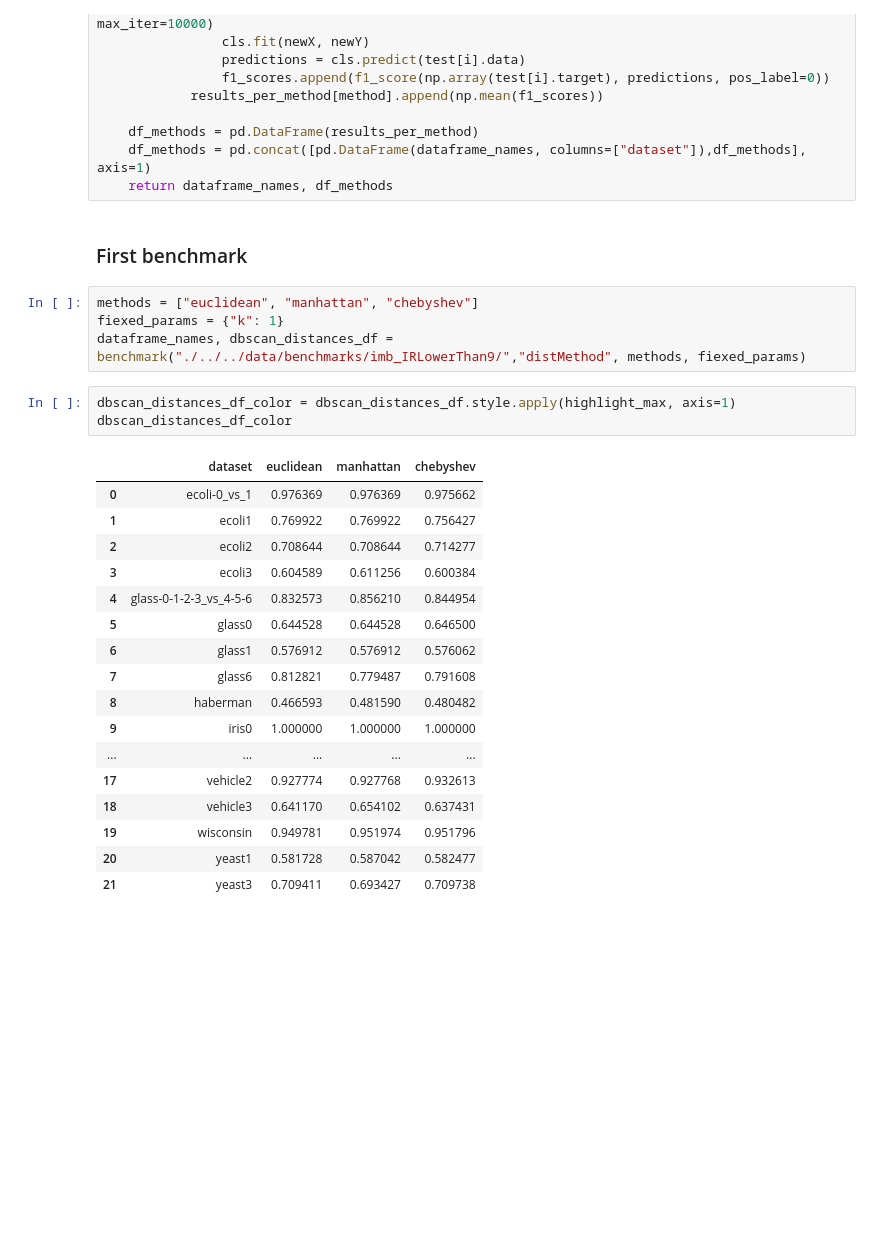
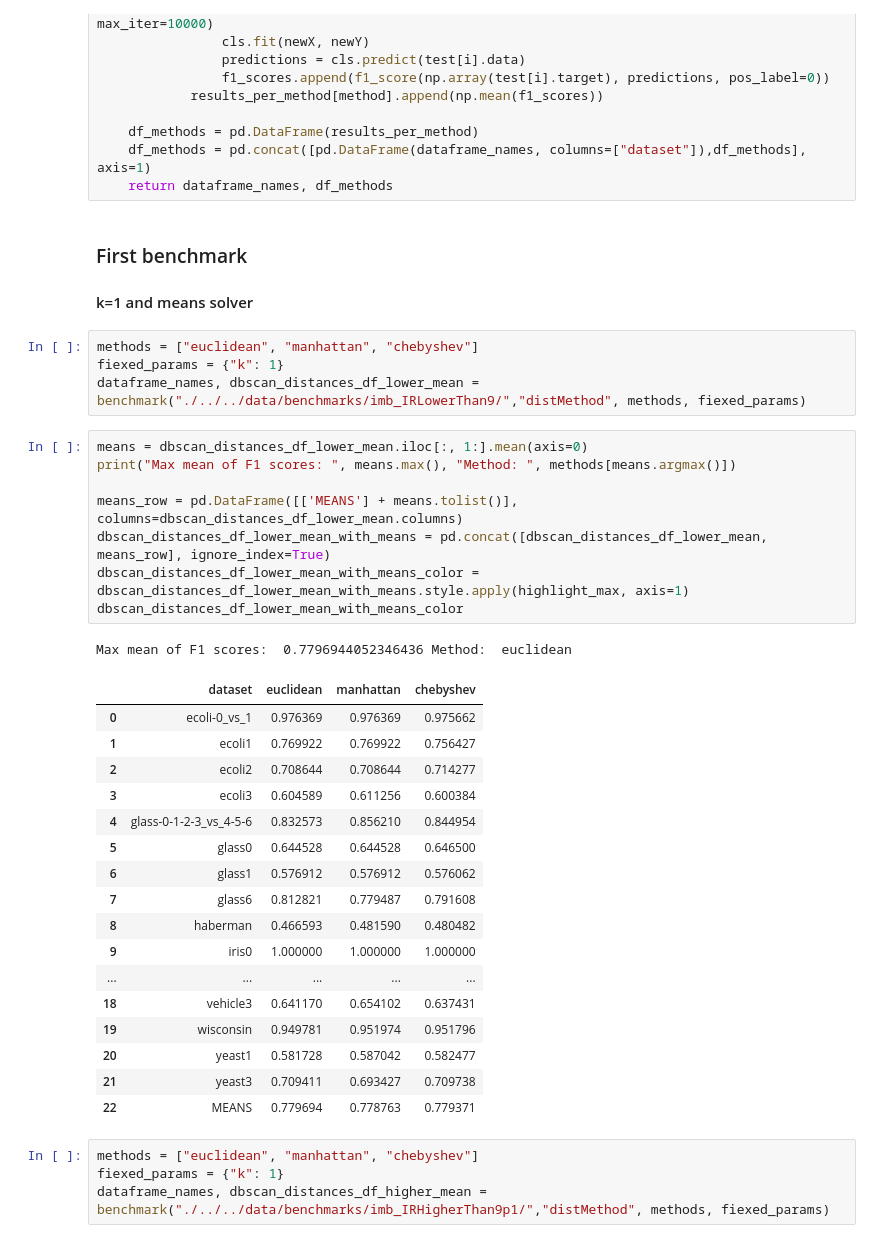
Before and after one commit to UnaiLalana/DAB-SMOTE, a Jupyter notebook: notebooks/benchmarks/InitialBenchmarks.ipynb, the cells around one changed output. Saved outputs shown, nothing was run; the diff lists cells and outputs as text; blank space fills up the shorter version.

```diff
--- a/notebooks/benchmarks/InitialBenchmarks.ipynb
+++ b/notebooks/benchmarks/InitialBenchmarks.ipynb
@@ -73,28 +71,39 @@ def benchmark(root_path, param_name, methods, fixed_params):
     return dataframe_names, df_methods
 # %% [markdown]
 ### First benchmark ###
+#### k=1 and means solver ####
 # %%
 methods = ["euclidean", "manhattan", "chebyshev"]
 fiexed_params = {"k": 1}
-dataframe_names, dbscan_distances_df = benchmark("./../../data/benchmarks/imb_IRLowerThan9/","distMethod", methods, fiexed_params)
+dataframe_names, dbscan_distances_df_lower_mean = benchmark("./../../data/benchmarks/imb_IRLowerThan9/","distMethod", methods, fiexed_params)
 # %%
-dbscan_distances_df_color = dbscan_distances_df.style.apply(highlight_max, axis=1)
-dbscan_distances_df_color
+means = dbscan_distances_df_lower_mean.iloc[:, 1:].mean(axis=0)
+print("Max mean of F1 scores: ", means.max(), "Method: ", methods[means.argmax()])
+
+means_row = pd.DataFrame([['MEANS'] + means.tolist()], columns=dbscan_distances_df_lower_mean.columns)
+dbscan_distances_df_lower_mean_with_means = pd.concat([dbscan_distances_df_lower_mean, means_row], ignore_index=True)
+dbscan_distances_df_lower_mean_with_means_color = dbscan_distances_df_lower_mean_with_means.style.apply(highlight_max, axis=1)
+dbscan_distances_df_lower_mean_with_means_color
 # %% [output]
+Max mean of F1 scores:  0.7796944052346436 Method:  euclidean
 |  | dataset | euclidean | manhattan | chebyshev |
 | 0 | ecoli-0_vs_1 | 0.976369 | 0.976369 | 0.975662 |
 | 1 | ecoli1 | 0.769922 | 0.769922 | 0.756427 |
 | 2 | ecoli2 | 0.708644 | 0.708644 | 0.714277 |
 | 3 | ecoli3 | 0.604589 | 0.611256 | 0.600384 |
 | 4 | glass-0-1-2-3_vs_4-5-6 | 0.832573 | 0.856210 | 0.844954 |
 | 5 | glass0 | 0.644528 | 0.644528 | 0.646500 |
 | 6 | glass1 | 0.576912 | 0.576912 | 0.576062 |
 | 7 | glass6 | 0.812821 | 0.779487 | 0.791608 |
 | 8 | haberman | 0.466593 | 0.481590 | 0.480482 |
 | 9 | iris0 | 1.000000 | 1.000000 | 1.000000 |
 | ... | ... | ... | ... | ... |
-| 17 | vehicle2 | 0.927774 | 0.927768 | 0.932613 |
 | 18 | vehicle3 | 0.641170 | 0.654102 | 0.637431 |
 | 19 | wisconsin | 0.949781 | 0.951974 | 0.951796 |
 | 20 | yeast1 | 0.581728 | 0.587042 | 0.582477 |
 | 21 | yeast3 | 0.709411 | 0.693427 | 0.709738 |
+| 22 | MEANS | 0.779694 | 0.778763 | 0.779371 |
+# %%
+methods = ["euclidean", "manhattan", "chebyshev"]
+fiexed_params = {"k": 1}
+dataframe_names, dbscan_distances_df_higher_mean = benchmark("./../../data/benchmarks/imb_IRHigherThan9p1/","distMethod", methods, fiexed_params)
```
Also changed, not shown: parts of 9 cells of this notebook.
